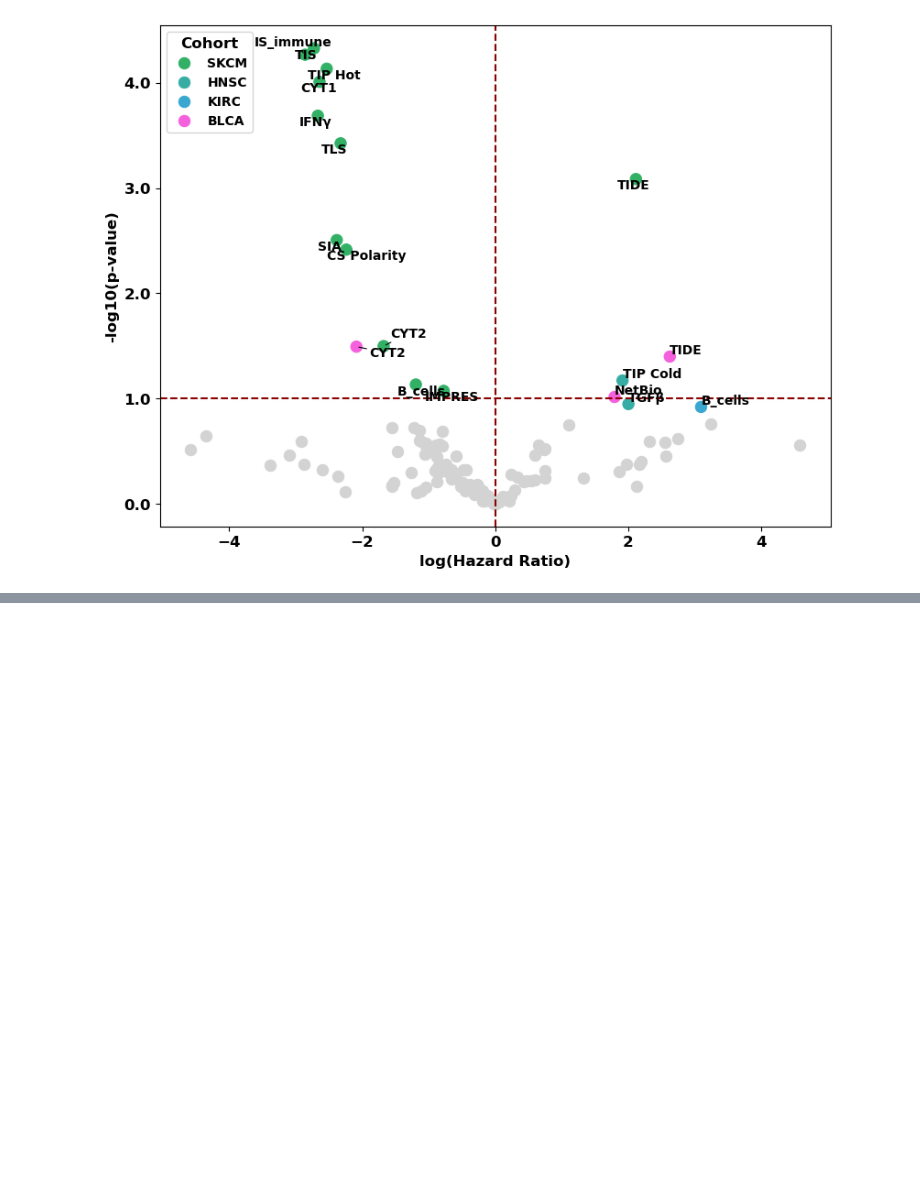
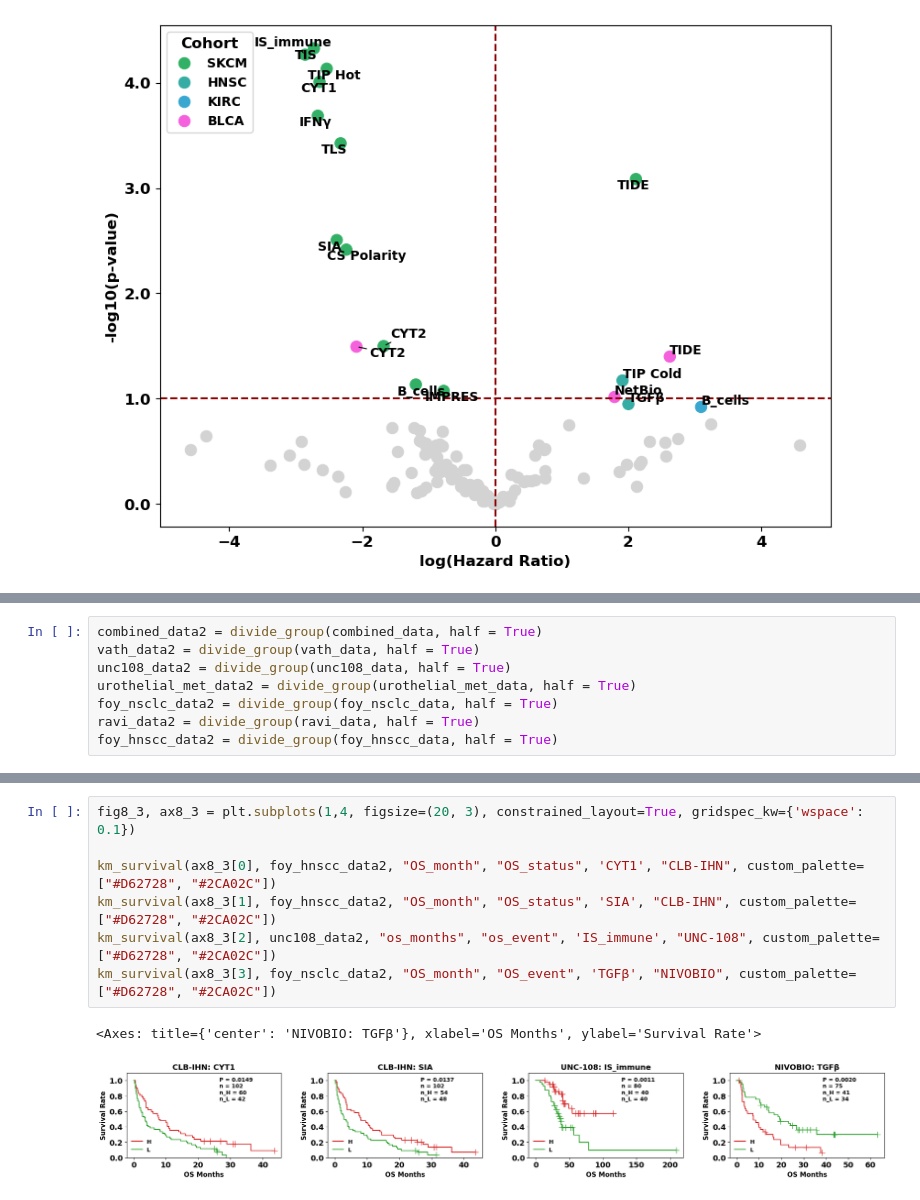
Before and after one commit to qiluzhou/TMEscore_review, a Jupyter notebook: codes.ipynb, the cells around one changed output, grey strips where cells are left out. Saved outputs shown, nothing was run; the diff lists cells and outputs as text; blank space fills up the shorter version.

```diff
--- a/codes.ipynb
+++ b/codes.ipynb
@@ -1448,0 +1433,8 @@ volcano_logrank(ax2_4, logrank_results)
+# %%
+combined_data2 = divide_group(combined_data, half = True)
+vath_data2 = divide_group(vath_data, half = True)
+unc108_data2 = divide_group(unc108_data, half = True)
+urothelial_met_data2 = divide_group(urothelial_met_data, half = True)
+foy_nsclc_data2 = divide_group(foy_nsclc_data, half = True)
+ravi_data2 = divide_group(ravi_data, half = True)
+foy_hnscc_data2 = divide_group(foy_hnscc_data, half = True)
@@ -1448,0 +1444,10 @@ volcano_logrank(ax2_4, logrank_results)
+# %%
+fig8_3, ax8_3 = plt.subplots(1,4, figsize=(20, 3), constrained_layout=True, gridspec_kw={'wspace': 0.1})
+
+km_survival(ax8_3[0], foy_hnscc_data2, "OS_month", "OS_status", 'CYT1', "CLB-IHN", custom_palette=["#D62728", "#2CA02C"])
+km_survival(ax8_3[1], foy_hnscc_data2, "OS_month", "OS_status", 'SIA', "CLB-IHN", custom_palette=["#D62728", "#2CA02C"])
+km_survival(ax8_3[2], unc108_data2, "os_months", "os_event", 'IS_immune', "UNC-108", custom_palette=["#D62728", "#2CA02C"])
+km_survival(ax8_3[3], foy_nsclc_data2, "OS_month", "OS_event", 'TGFβ', "NIVOBIO", custom_palette=["#D62728", "#2CA02C"])
+# %% [output]
+<Axes: title={'center': 'NIVOBIO: TGFβ'}, xlabel='OS Months', ylabel='Survival Rate'>
+[figure, added]
```
Also changed, not shown: parts of 8 cells of this notebook.
